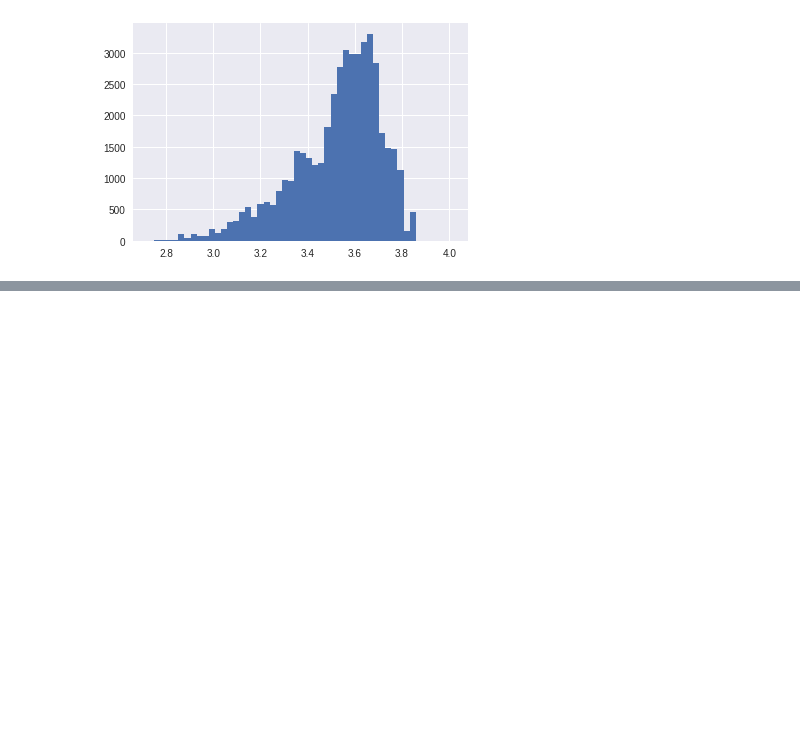
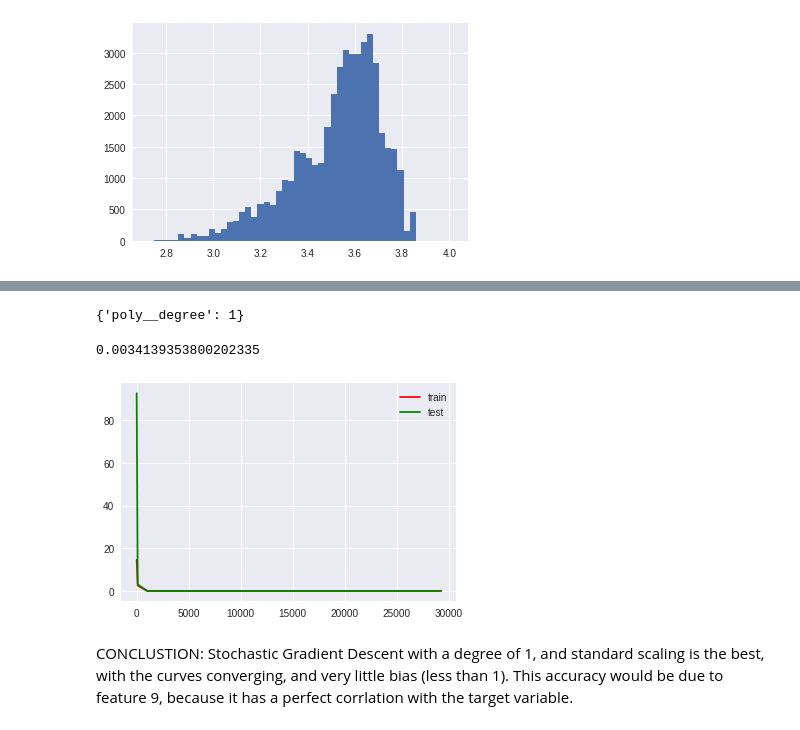
Before and after one commit to jweir136/CASP, a Jupyter notebook: CASP.ipynb, the cells around one changed output, grey strips where cells are left out. Cells and saved outputs as stored; diff of their text form; code cells hidden in the pictures; blank space fills up the shorter version.

```diff
--- a/CASP.ipynb
+++ b/CASP.ipynb
@@ -158,2 +158,7 @@ from sklearn.model_selection import cross_val_score, KFold, train_test_split
 # %%
 np.random.seed(42)
+# %%
+X = data.drop(['RMSD'], axis=1).values
+Y = data['RMSD'].values
+# %%
+trainX, testX, trainY, testY = train_test_split(X, Y, test_size=.2)
@@ -159,0 +169,14 @@ np.random.seed(42)
+# %%
+pipe = Pipeline([
+    ("scaler", StandardScaler()),
+    ("poly", PolynomialFeatures(degree=1)),
+    ("lr", SGDRegressor())
+])
+# %%
+params = {
+    "poly__degree": [1,2,3,4,5]
+}
+
+grid = GridSearchCV(pipe, params, cv=5, verbose=3, scoring='neg_mean_squared_error')
+
+grid.fit(trainX, trainY)
@@ -159,0 +224,8 @@ np.random.seed(42)
+# %%
+grid.best_params_
+# %% [output]
+{'poly__degree': 1}
+# %%
+np.sqrt(-grid.best_score_)
+# %% [output]
+0.0034139353800202335
@@ -159,0 +234,21 @@ np.random.seed(42)
+# %%
+train_sizes = [1,100,1000,10000,29267]
+
+train_size, train_score, test_score = learning_curve(
+  train_sizes=train_sizes,
+  X=trainX,
+  y=trainY,
+  cv=5,
+  scoring='neg_mean_squared_error',
+  estimator=pipe
+)
+
+mean_train = -train_score.mean(axis=1)
+mean_test = -test_score.mean(axis=1)
+
+plt.plot(train_size, mean_train, 'r-', label='train')
+plt.plot(train_size, mean_test, 'g-', label='test')
+plt.legend()
+plt.show()
+# %% [output]
+[figure, added]
@@ -159,0 +261,2 @@ np.random.seed(42)
+# %% [markdown]
+CONCLUSTION: Stochastic Gradient Descent with a degree of 1, and standard scaling is the best, with the curves converging, and very little bias (less than 1).  This accuracy would be due to feature 9, because it has a perfect corrlation with the target variable.
```
Also changed, not shown: parts of 5 cells of this notebook.
